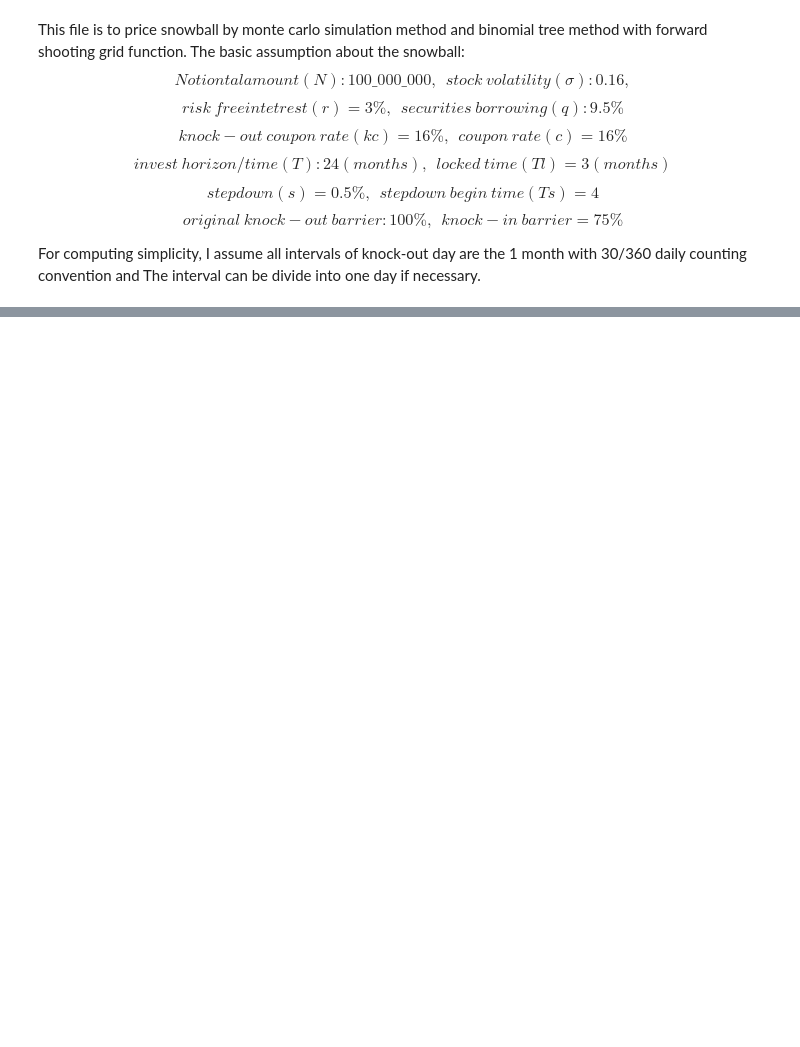
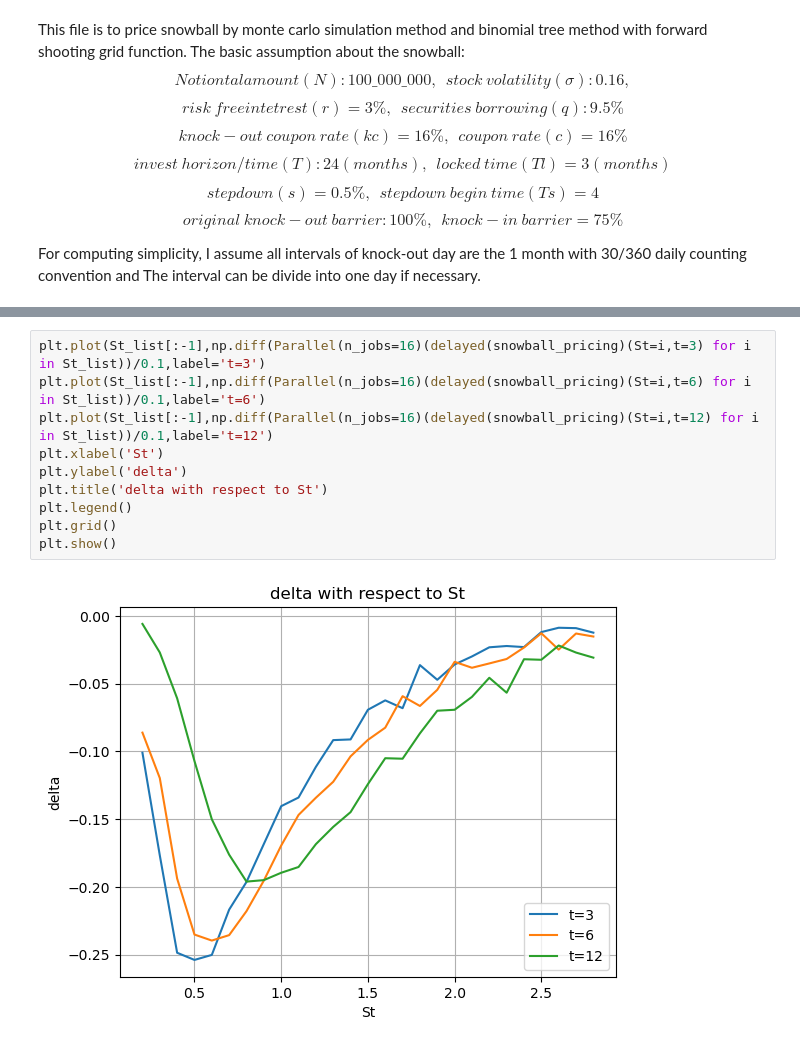
Before and after one commit to TonyWang23/Simulation_Quant_Finance, a Jupyter notebook: snowball.ipynb, the cells around one changed output, grey strips where cells are left out. Saved outputs shown, nothing was run; the diff lists cells and outputs as text; blank space fills up the shorter version.

```diff
--- a/snowball.ipynb
+++ b/snowball.ipynb
@@ -122,0 +131,12 @@ def snowball_pricing(r=0.03,t=0,sigma=0.16,S=1):
+# %%
+plt.plot(St_list[:-1],np.diff(Parallel(n_jobs=16)(delayed(snowball_pricing)(St=i,t=3) for i in St_list))/0.1,label='t=3')
+plt.plot(St_list[:-1],np.diff(Parallel(n_jobs=16)(delayed(snowball_pricing)(St=i,t=6) for i in St_list))/0.1,label='t=6')
+plt.plot(St_list[:-1],np.diff(Parallel(n_jobs=16)(delayed(snowball_pricing)(St=i,t=12) for i in St_list))/0.1,label='t=12')
+plt.xlabel('St')
+plt.ylabel('delta')
+plt.title('delta with respect to St')
+plt.legend()
+plt.grid()
+plt.show()
+# %% [output]
+[figure, added]
```
Also changed, not shown: parts of 12 cells of this notebook.
